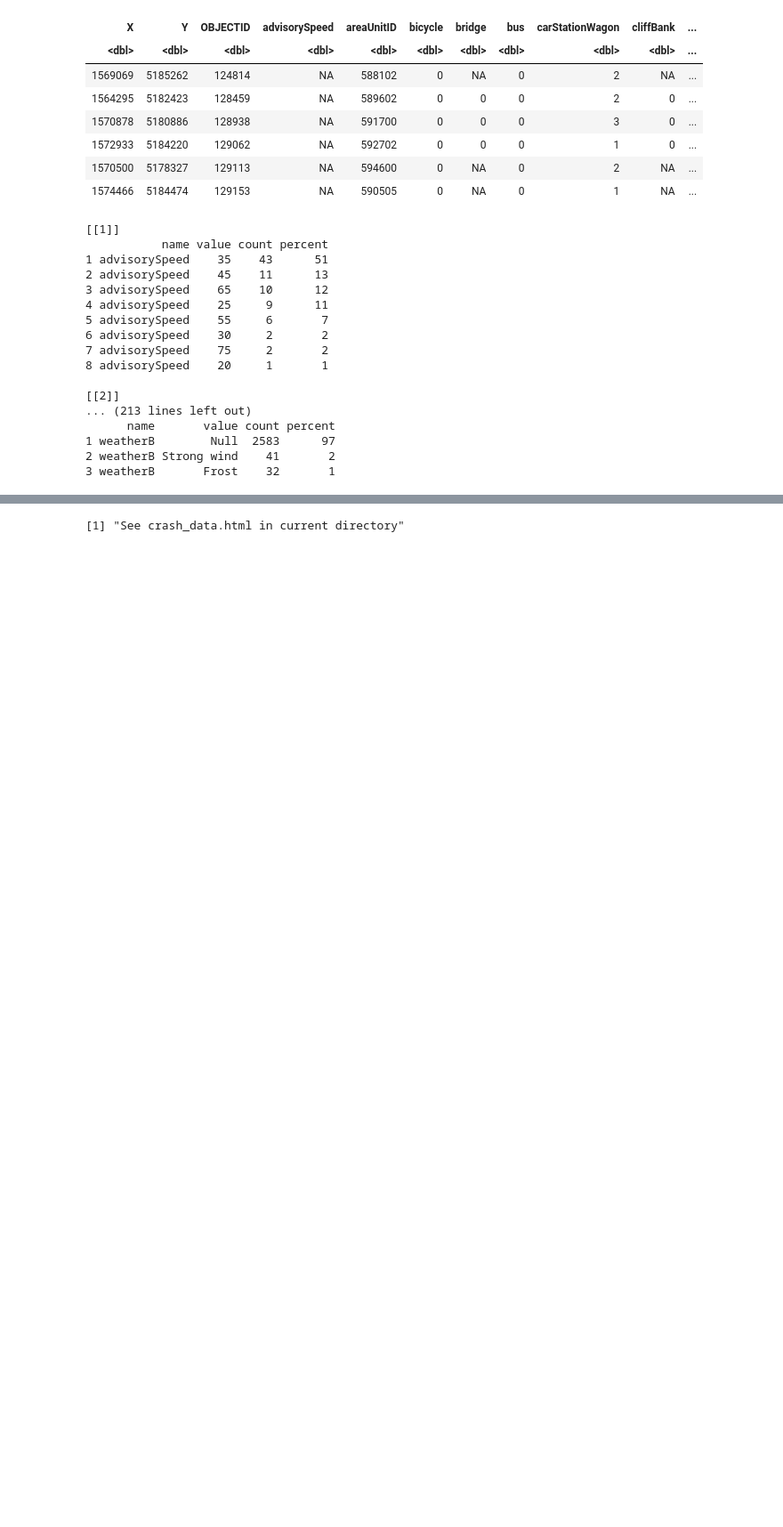
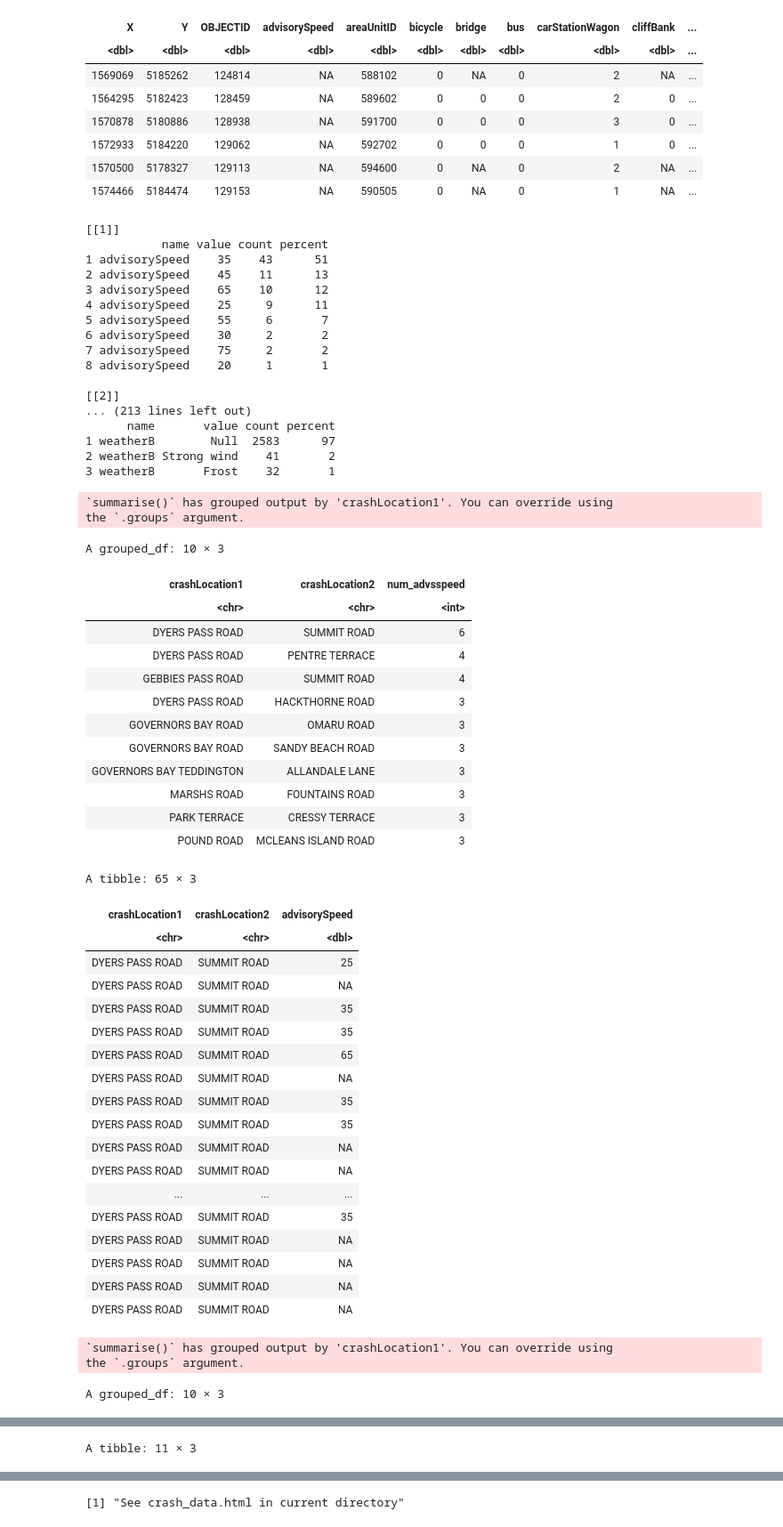
Before and after one commit to zelta1990/DATA422-Group-Project, a Jupyter notebook: group_project.ipynb, the cells around one changed output, grey strips where cells are left out. Shown at 89% size. Saved outputs shown, nothing was run; the diff lists cells and outputs as text; code cells hidden in the pictures; blank space fills up the shorter version.

Commit message:
Finding num of unique values per variable

```diff
--- a/group_project.ipynb
+++ b/group_project.ipynb
@@ -175,3 +183,61 @@ all_columns
 1 weatherB        Null  2583      97
 2 weatherB Strong wind    41       2
 3 weatherB       Frost    32       1
+# %%
+# Find number of changes to variables over 10 years. These will be the number of unique values for a specific variable for each crash location 1 and 2
+
+# Number of changes for advisory speed
+advsspeed_changes <- target_df  %>% group_by(crashLocation1,crashLocation2)  %>%  summarise(num_advsspeed = length(unique(advisorySpeed)))
+arrange(advsspeed_changes , desc(advsspeed_changes$num_advsspeed))  %>%  head(n=10)
+
+# Check manually
+
+check_df <- target_df  %>% filter(crashLocation1 == 'DYERS PASS ROAD' & crashLocation2 == 'SUMMIT ROAD')  %>%  select(crashLocation1,crashLocation2,advisorySpeed)
+check_df
+
+# Number of changes for weatherA
+weather_changes <- target_df  %>% group_by(crashLocation1,crashLocation2)  %>%  summarise(num_weather = length(unique(weatherA)))
+arrange(weather_changes , desc(weather_changes$num_weather))  %>%  head(n=10)
+
+# Check manually
+
+check_df2 <- target_df  %>% filter(crashLocation1 == 'MARSHS ROAD' & crashLocation2 == 'FOUNTAINS ROAD')  %>%  select(crashLocation1,crashLocation2,weatherA)
+check_df2
+# %% [output]
+`summarise()` has grouped output by 'crashLocation1'. You can override using
+the `.groups` argument.
+A grouped_df: 10 × 3
+| crashLocation1 | crashLocation2 | num_advsspeed |
+| <chr> | <chr> | <int> |
+| DYERS PASS ROAD | SUMMIT ROAD | 6 |
+| DYERS PASS ROAD | PENTRE TERRACE | 4 |
+| GEBBIES PASS ROAD | SUMMIT ROAD | 4 |
+| DYERS PASS ROAD | HACKTHORNE ROAD | 3 |
+| GOVERNORS BAY ROAD | OMARU ROAD | 3 |
+| GOVERNORS BAY ROAD | SANDY BEACH ROAD | 3 |
+| GOVERNORS BAY TEDDINGTON | ALLANDALE LANE | 3 |
+| MARSHS ROAD | FOUNTAINS ROAD | 3 |
+| PARK TERRACE | CRESSY TERRACE | 3 |
+| POUND ROAD | MCLEANS ISLAND ROAD | 3 |
+A tibble: 65 × 3
+| crashLocation1 | crashLocation2 | advisorySpeed |
+| <chr> | <chr> | <dbl> |
+| DYERS PASS ROAD | SUMMIT ROAD | 25 |
+| DYERS PASS ROAD | SUMMIT ROAD | NA |
+| DYERS PASS ROAD | SUMMIT ROAD | 35 |
+| DYERS PASS ROAD | SUMMIT ROAD | 35 |
+| DYERS PASS ROAD | SUMMIT ROAD | 65 |
+| DYERS PASS ROAD | SUMMIT ROAD | NA |
+| DYERS PASS ROAD | SUMMIT ROAD | 35 |
+| DYERS PASS ROAD | SUMMIT ROAD | 35 |
+| DYERS PASS ROAD | SUMMIT ROAD | NA |
+| DYERS PASS ROAD | SUMMIT ROAD | NA |
+| ... | ... | ... |
+| DYERS PASS ROAD | SUMMIT ROAD | 35 |
+| DYERS PASS ROAD | SUMMIT ROAD | NA |
+| DYERS PASS ROAD | SUMMIT ROAD | NA |
+| DYERS PASS ROAD | SUMMIT ROAD | NA |
+| DYERS PASS ROAD | SUMMIT ROAD | NA |
+`summarise()` has grouped output by 'crashLocation1'. You can override using
+the `.groups` argument.
+A grouped_df: 10 × 3
@@ -177,0 +256 @@ all_columns
+A tibble: 11 × 3
```
Also changed, not shown: parts of 3 cells of this notebook, 1 other file.
